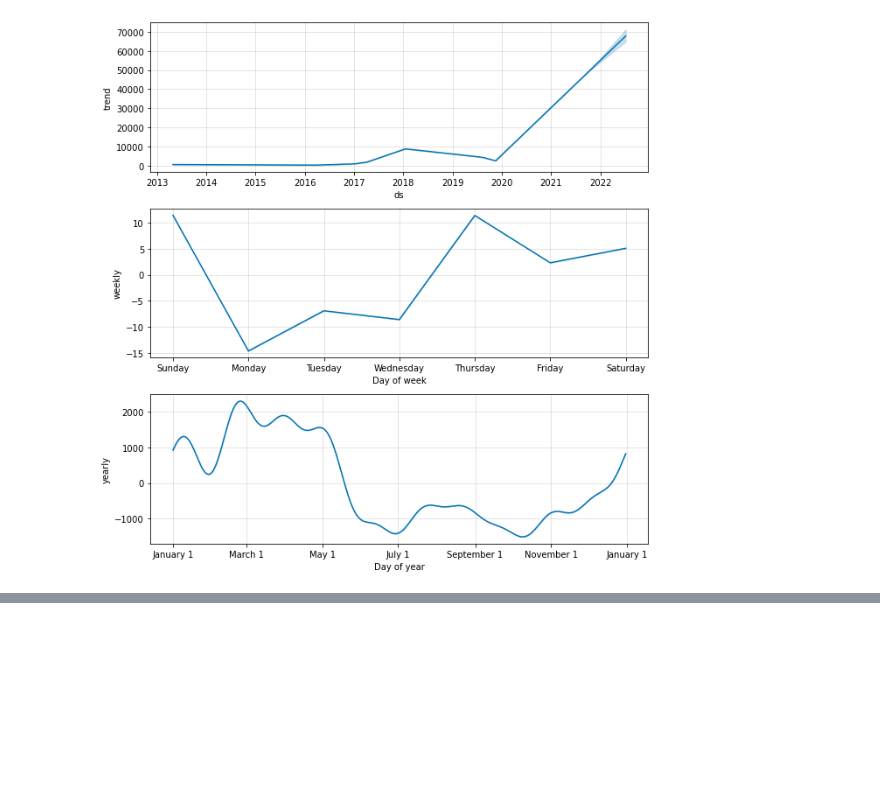
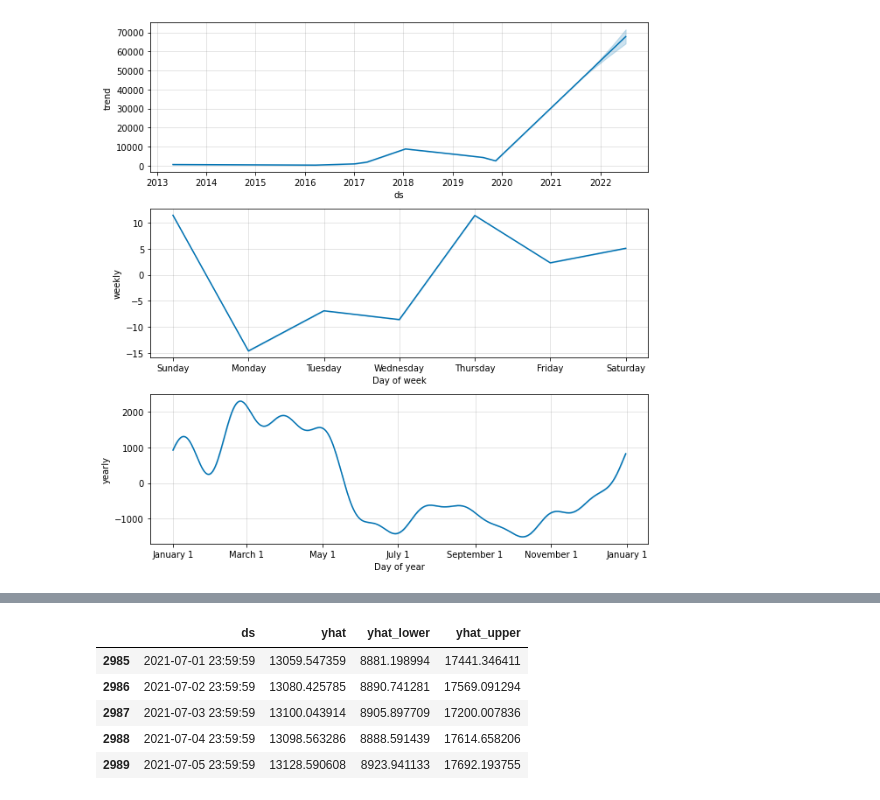
Before and after one commit to GallantGuide/Bull_or_Bear_Crypto, a Jupyter notebook: Machine_Learning/Mock_ML.ipynb, the cells around one changed output, grey strips where cells are left out. Saved outputs shown, nothing was run; the diff lists cells and outputs as text; code cells hidden in the pictures; blank space fills up the shorter version.

```diff
--- a/Machine_Learning/Mock_ML.ipynb
+++ b/Machine_Learning/Mock_ML.ipynb
@@ -125,0 +148,11 @@ BTC_Components = m.plot_components(forecast)
+# %%
+future = prophet.make_future_dataframe(periods=365)
+forecast = prophet.predict(future)
+forecast[['ds','yhat','yhat_lower','yhat_upper']].tail()
+# %% [output]
+|  | ds | yhat | yhat_lower | yhat_upper |
+| 2985 | 2021-07-01 23:59:59 | 13059.547359 | 8881.198994 | 17441.346411 |
+| 2986 | 2021-07-02 23:59:59 | 13080.425785 | 8890.741281 | 17569.091294 |
+| 2987 | 2021-07-03 23:59:59 | 13100.043914 | 8905.897709 | 17200.007836 |
+| 2988 | 2021-07-04 23:59:59 | 13098.563286 | 8888.591439 | 17614.658206 |
+| 2989 | 2021-07-05 23:59:59 | 13128.590608 | 8923.941133 | 17692.193755 |
```
Also changed, not shown: parts of 14 cells of this notebook.
